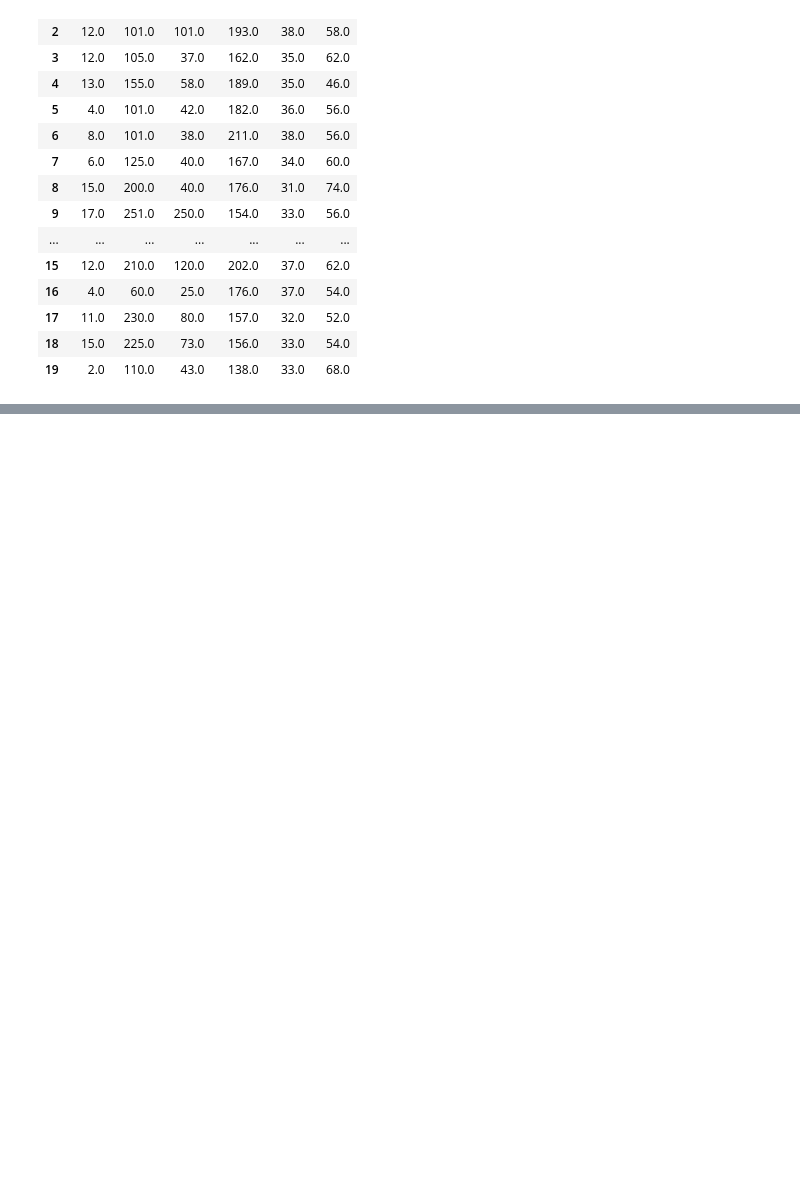
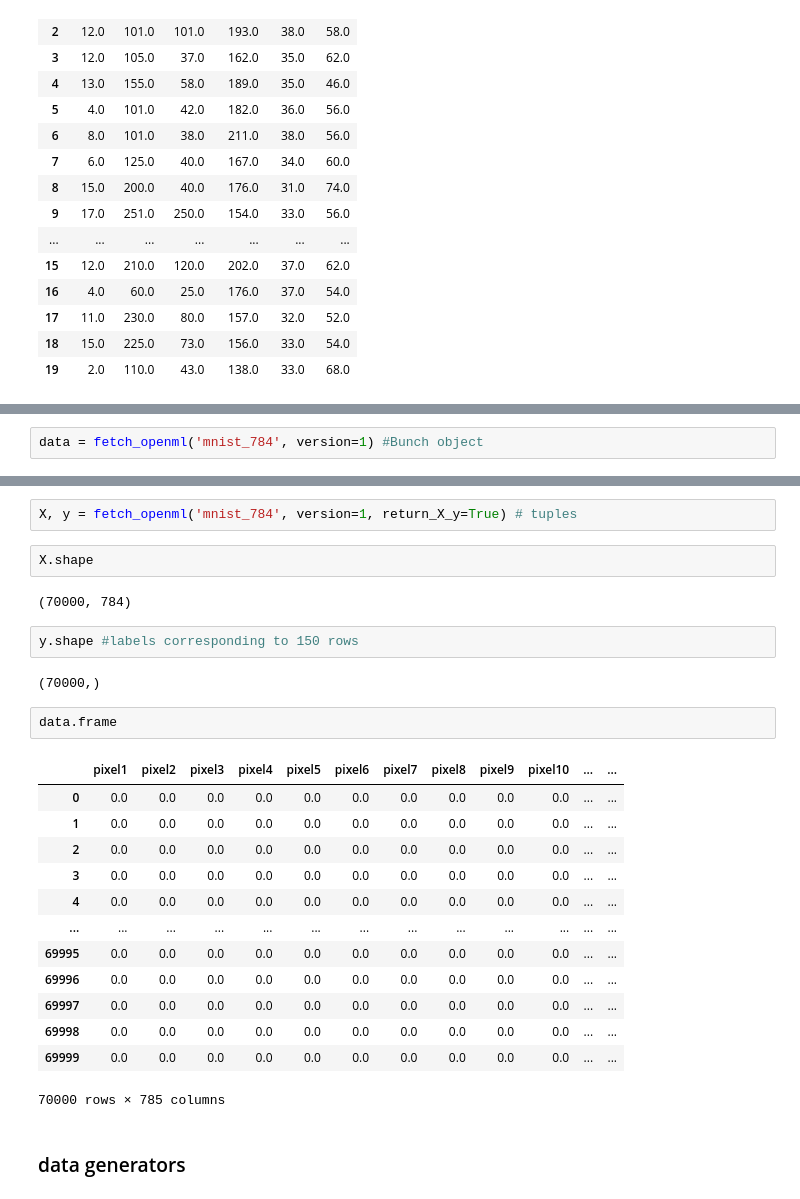
Before and after one commit to ananddotiyer/IIT-M, a Jupyter notebook: My Notes/MLP/Week1_data.ipynb, the cells around one changed output, grey strips where cells are left out. Saved outputs shown, nothing was run; the diff lists cells and outputs as text; blank space fills up the shorter version.

```diff
--- a/My Notes/MLP/Week1_data.ipynb
+++ b/My Notes/MLP/Week1_data.ipynb
@@ -621,0 +713,2 @@ data.frame
+# %%
+data = fetch_openml('mnist_784', version=1) #Bunch object
@@ -621,0 +763,28 @@ data.frame
+# %%
+X, y = fetch_openml('mnist_784', version=1, return_X_y=True) # tuples
+# %%
+X.shape
+# %% [output]
+(70000, 784)
+# %%
+y.shape #labels corresponding to 150 rows
+# %% [output]
+(70000,)
+# %%
+data.frame
+# %% [output]
+|  | pixel1 | pixel2 | pixel3 | pixel4 | pixel5 | pixel6 | pixel7 | pixel8 | pixel9 | pixel10 | ... | ... |
+| 0 | 0.0 | 0.0 | 0.0 | 0.0 | 0.0 | 0.0 | 0.0 | 0.0 | 0.0 | 0.0 | ... | ... |
+| 1 | 0.0 | 0.0 | 0.0 | 0.0 | 0.0 | 0.0 | 0.0 | 0.0 | 0.0 | 0.0 | ... | ... |
+| 2 | 0.0 | 0.0 | 0.0 | 0.0 | 0.0 | 0.0 | 0.0 | 0.0 | 0.0 | 0.0 | ... | ... |
+| 3 | 0.0 | 0.0 | 0.0 | 0.0 | 0.0 | 0.0 | 0.0 | 0.0 | 0.0 | 0.0 | ... | ... |
+| 4 | 0.0 | 0.0 | 0.0 | 0.0 | 0.0 | 0.0 | 0.0 | 0.0 | 0.0 | 0.0 | ... | ... |
+| ... | ... | ... | ... | ... | ... | ... | ... | ... | ... | ... | ... | ... |
+| 69995 | 0.0 | 0.0 | 0.0 | 0.0 | 0.0 | 0.0 | 0.0 | 0.0 | 0.0 | 0.0 | ... | ... |
+| 69996 | 0.0 | 0.0 | 0.0 | 0.0 | 0.0 | 0.0 | 0.0 | 0.0 | 0.0 | 0.0 | ... | ... |
+| 69997 | 0.0 | 0.0 | 0.0 | 0.0 | 0.0 | 0.0 | 0.0 | 0.0 | 0.0 | 0.0 | ... | ... |
+| 69998 | 0.0 | 0.0 | 0.0 | 0.0 | 0.0 | 0.0 | 0.0 | 0.0 | 0.0 | 0.0 | ... | ... |
+| 69999 | 0.0 | 0.0 | 0.0 | 0.0 | 0.0 | 0.0 | 0.0 | 0.0 | 0.0 | 0.0 | ... | ... |
+70000 rows × 785 columns
+# %% [markdown]
+### data generators
```
Also changed, not shown: parts of 60 cells of this notebook.
